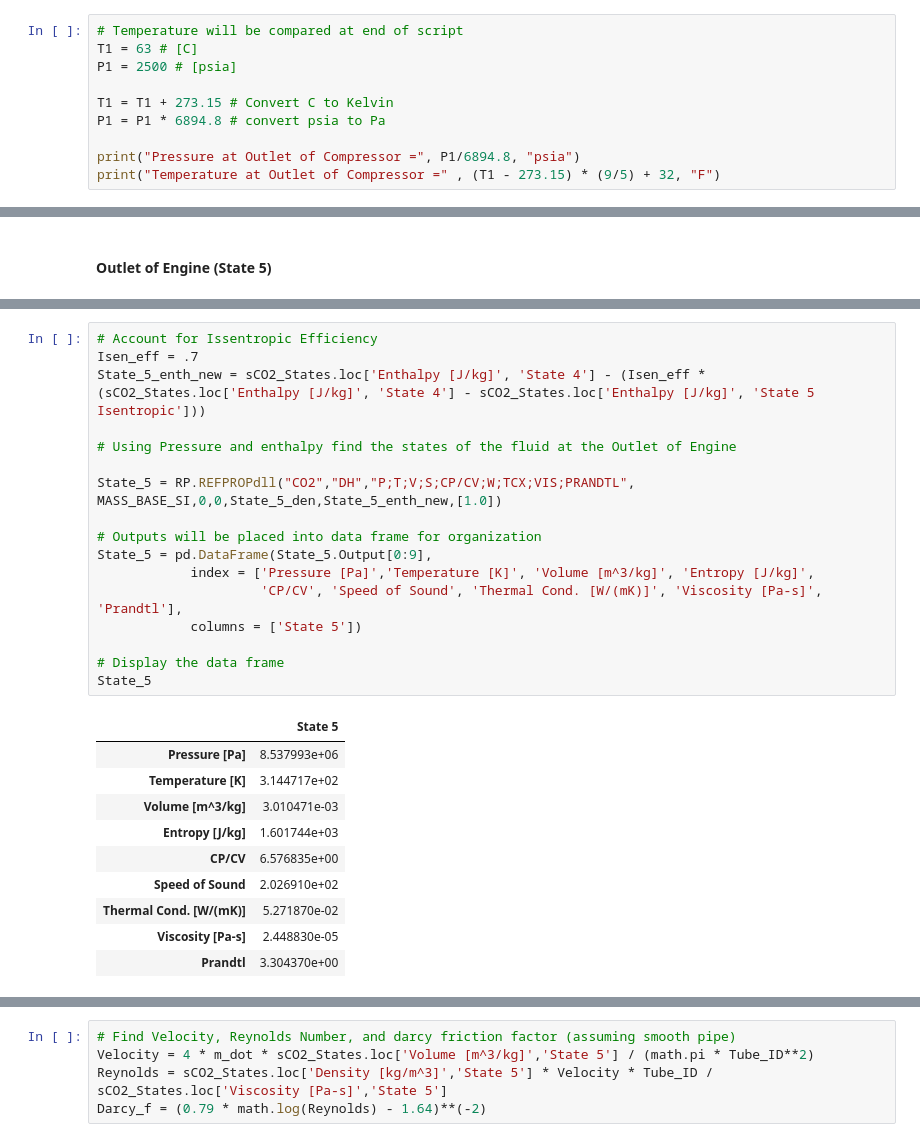
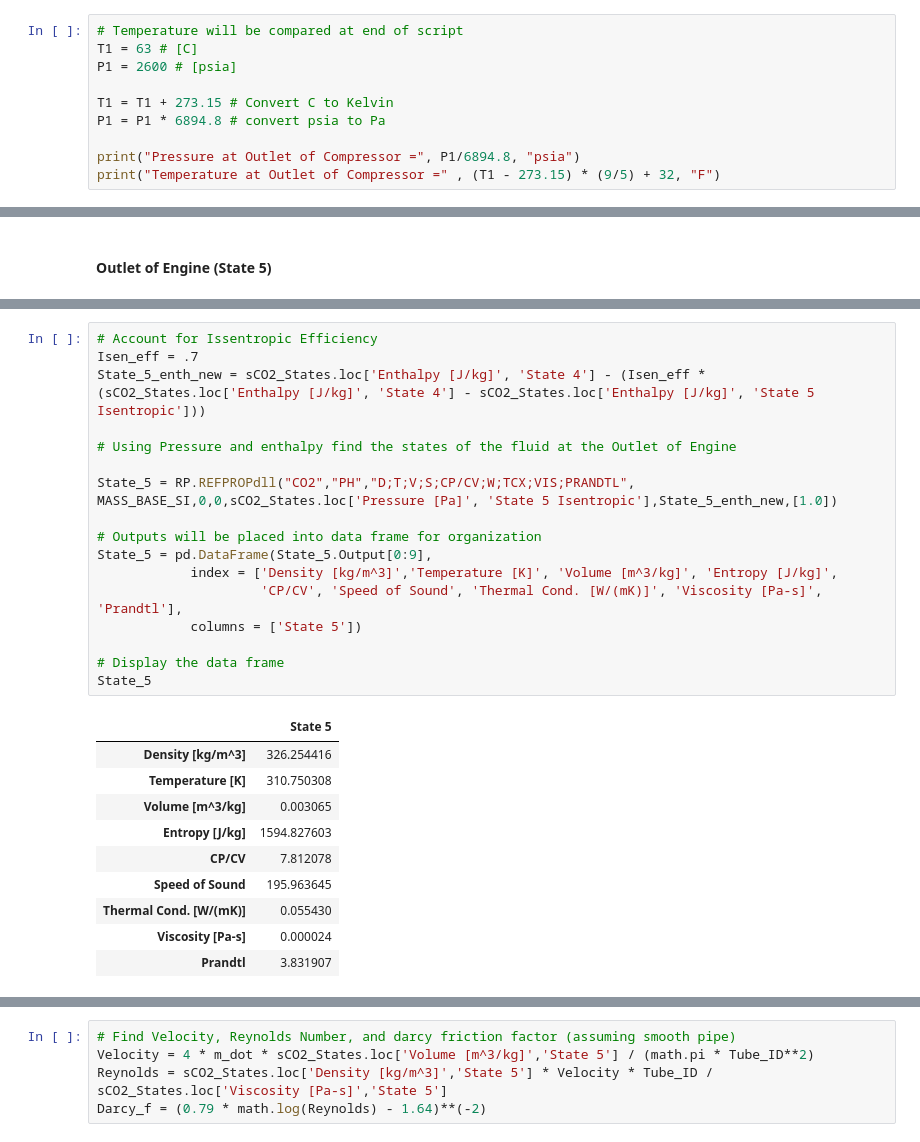
Before and after one commit to Diego-33/Heat_Exchanger_Calcs, a Jupyter notebook: sCO2_Loop_Calcs.ipynb, the cells around one changed output, grey strips where cells are left out. Drawn from its saved outputs; the diff is of its cells as text.

```diff
--- a/sCO2_Loop_Calcs.ipynb
+++ b/sCO2_Loop_Calcs.ipynb
@@ -58,7 +58,7 @@ m_dot = 0.2 # [kg/s]
 # %%
 # Temperature will be compared at end of script
 T1 = 63 # [C]
-P1 = 2500 # [psia]
+P1 = 2600 # [psia]
 
 T1 = T1 + 273.15 # Convert C to Kelvin
 P1 = P1 * 6894.8 # convert psia to Pa
@@ -593,31 +593,31 @@ sCO2_States
 # %%
 # Account for Issentropic Efficiency
 Isen_eff = .7
 State_5_enth_new = sCO2_States.loc['Enthalpy [J/kg]', 'State 4'] - (Isen_eff * (sCO2_States.loc['Enthalpy [J/kg]', 'State 4'] - sCO2_States.loc['Enthalpy [J/kg]', 'State 5 Isentropic']))
 
 # Using Pressure and enthalpy find the states of the fluid at the Outlet of Engine
 
-State_5 = RP.REFPROPdll("CO2","DH","P;T;V;S;CP/CV;W;TCX;VIS;PRANDTL", MASS_BASE_SI,0,0,State_5_den,State_5_enth_new,[1.0])
+State_5 = RP.REFPROPdll("CO2","PH","D;T;V;S;CP/CV;W;TCX;VIS;PRANDTL", MASS_BASE_SI,0,0,sCO2_States.loc['Pressure [Pa]', 'State 5 Isentropic'],State_5_enth_new,[1.0])
 
 # Outputs will be placed into data frame for organization
 State_5 = pd.DataFrame(State_5.Output[0:9],
-            index = ['Pressure [Pa]','Temperature [K]', 'Volume [m^3/kg]', 'Entropy [J/kg]',
+            index = ['Density [kg/m^3]','Temperature [K]', 'Volume [m^3/kg]', 'Entropy [J/kg]',
                      'CP/CV', 'Speed of Sound', 'Thermal Cond. [W/(mK)]', 'Viscosity [Pa-s]', 'Prandtl'],
             columns = ['State 5'])
 
 # Display the data frame
 State_5
 # %% [output]
 |  | State 5 |
-| Pressure [Pa] | 8.537993e+06 |
-| Temperature [K] | 3.144717e+02 |
-| Volume [m^3/kg] | 3.010471e-03 |
-| Entropy [J/kg] | 1.601744e+03 |
-| CP/CV | 6.576835e+00 |
-| Speed of Sound | 2.026910e+02 |
-| Thermal Cond. [W/(mK)] | 5.271870e-02 |
-| Viscosity [Pa-s] | 2.448830e-05 |
-| Prandtl | 3.304370e+00 |
+| Density [kg/m^3] | 326.254416 |
+| Temperature [K] | 310.750308 |
+| Volume [m^3/kg] | 0.003065 |
+| Entropy [J/kg] | 1594.827603 |
+| CP/CV | 7.812078 |
+| Speed of Sound | 195.963645 |
+| Thermal Cond. [W/(mK)] | 0.055430 |
+| Viscosity [Pa-s] | 0.000024 |
+| Prandtl | 3.831907 |
 # %%
 # Combine the data frames into one data frame for ease of use
 sCO2_States = pd.concat([sCO2_States, State_5], axis =1)
```
Also changed, not shown: parts of 34 cells of this notebook, 1 other file.
